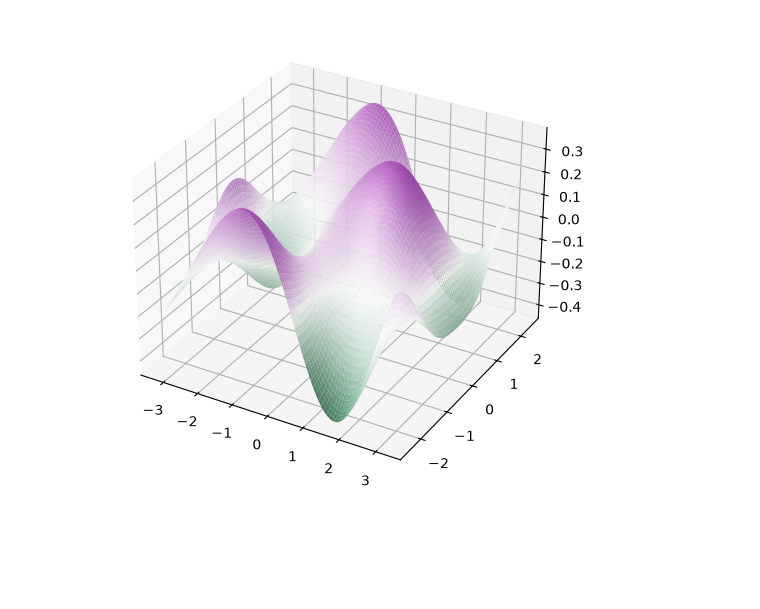
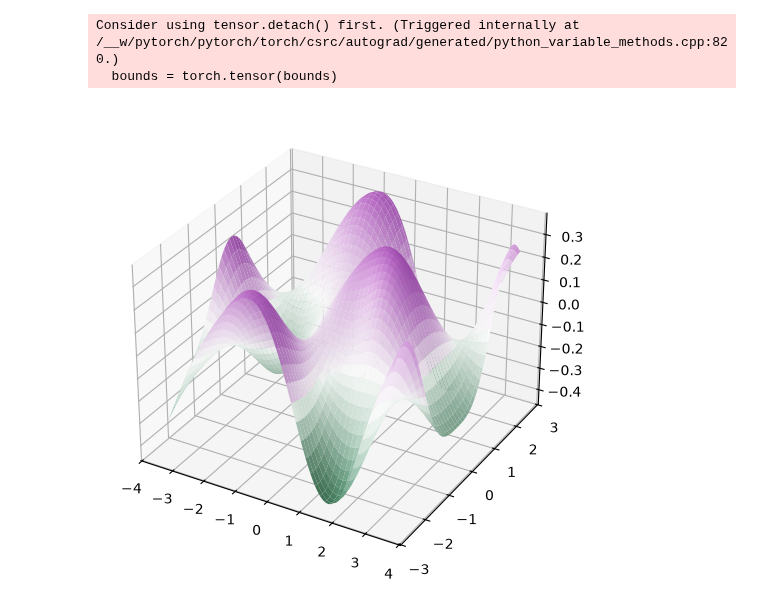
Before and after one commit to Gwendal-Debaussart/Finsler-Embedding, a Jupyter notebook: matsumoto_dataset.ipynb, the cells around one changed output. Drawn from its saved outputs; the diff is of its cells as text; code cells hidden in the pictures; blank space fills up the shorter version.

```diff
--- a/matsumoto_dataset.ipynb
+++ b/matsumoto_dataset.ipynb
@@ -35,13 +28,6 @@ class Mountain(torch.nn.Module):
     def forward(self, x):
         x1 = x[:, 0]
         x2 = x[:, 1]
-        # z = (
-        #     0.38 * torch.sin(1.15 * x1 + 0.35 * torch.cos(x2))
-        #     * torch.cos(1.25 * x2)
-        #     + 0.16 * torch.exp(-((x1 + 1.1) ** 2 + (x2 - 0.35) ** 2) / 0.65)
-        #     - 0.20 * torch.exp(-((x1 - 0.85) ** 2 + (x2 + 0.55) ** 2) / 0.55)
-        #     + 0.07 * torch.cos(0.8 * x1 * x2)
-        # )
         z = (0.4 * x1.sin() * x2.cos()
              + 0.15 * torch.exp(-((x1 + 1.0) ** 2 + (x2 - 0.5) ** 2))
              - 0.15 * torch.exp(-((x1 - 1.0) ** 2 + (x2 + 0.5) ** 2))
@@ -49,8 +35,8 @@ class Mountain(torch.nn.Module):
         return z.unsqueeze(1)
 
 randers_metric = SlopeMetrics(Mountain())
-X = sample_data(N)
-df =  randers_metric.df_(X.requires_grad_())
+X = sample_data(N).requires_grad_()
+df =  randers_metric.df_(X)
 assert (df[:,0]**2 + df[:,1]**2).max() < 1/3, "The Slope metric is not well-defined"
 Z = Mountain()(X)
 
@@ -89,23 +75,25 @@ def plot_surface(X,Y,Z,ax: Axes3D,use_wireframe: bool = True):
             # alpha=0.8,
         )
 # %%
-x_plt = torch.linspace(-3.2, 3.2, 180)
-y_plt = torch.linspace(-2.4, 2.4, 150)
-X_plt, Y_plt = torch.meshgrid(x_plt, y_plt, indexing='ij')
+grid_pts = get_grid_pts(get_bounds(X_high[:,:2], margin=0.05), n_pts=100)
+X_plt = grid_pts[:,0].reshape(100,100)
+Y_plt = grid_pts[:,1].reshape(100,100)
 
 # A smooth "potato-chip" surface with a few broad features
 Z_plt = (
     0.38 * torch.sin(1.15 * X_plt + 0.35 * torch.cos(Y_plt))
     * torch.cos(1.25 * Y_plt)
     + 0.16 * torch.exp(-((X_plt + 1.1) ** 2 + (Y_plt - 0.35) ** 2) / 0.65)
     - 0.20 * torch.exp(-((X_plt - 0.85) ** 2 + (Y_plt + 0.55) ** 2) / 0.55)
     + 0.07 * torch.cos(0.8 * X_plt * Y_plt)
 )
 
 fig = plt.figure(figsize=(18,6))
 ax = fig.add_subplot(1, 1, 1, projection="3d")
 plot_surface(X_plt.numpy(),Y_plt.numpy(),Z_plt.numpy(),ax,use_wireframe=False)
 # %% [output]
+Consider using tensor.detach() first. (Triggered internally at /__w/pytorch/pytorch/torch/csrc/autograd/generated/python_variable_methods.cpp:820.)
+  bounds = torch.tensor(bounds)
-[figure, old version]
+[figure, new version]
 # %%
 edges = get_knn_graph(X_high, n_neighbors=10,device="cpu")
```
Also changed, not shown: parts of 15 cells of this notebook, 6 other files.
